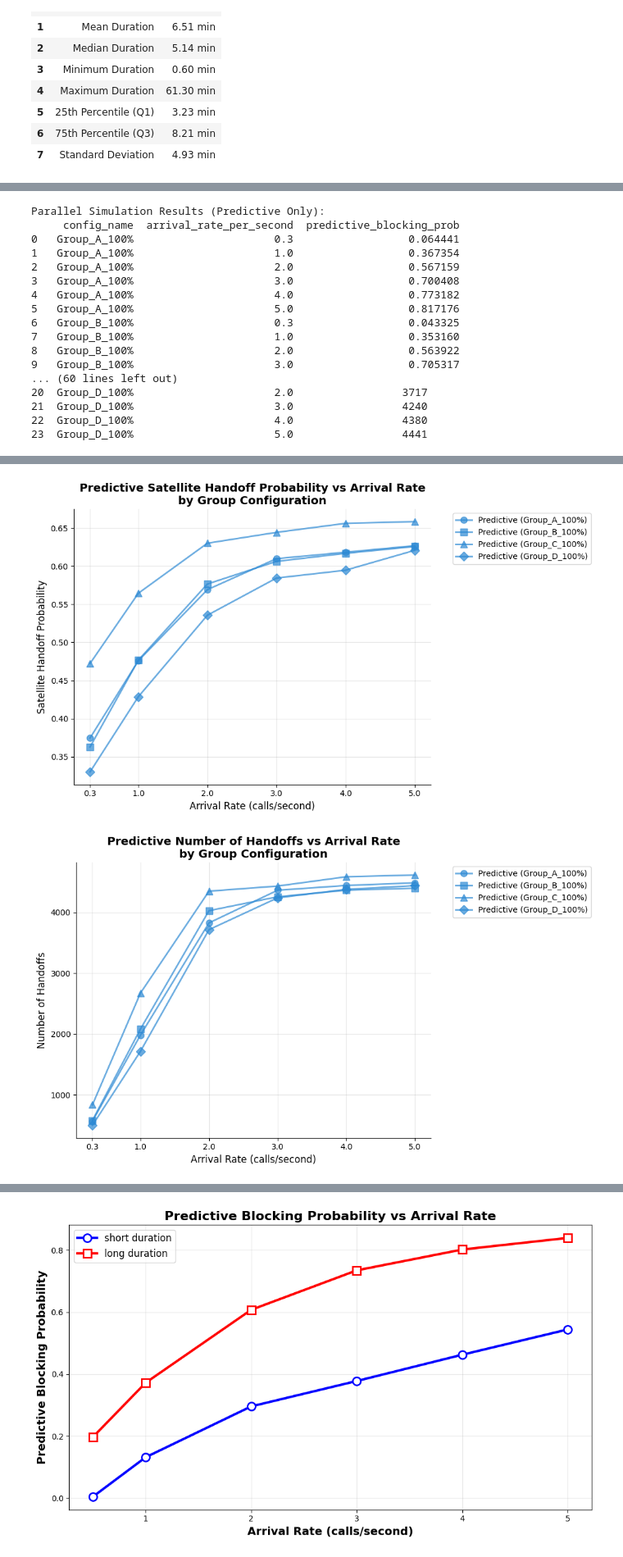
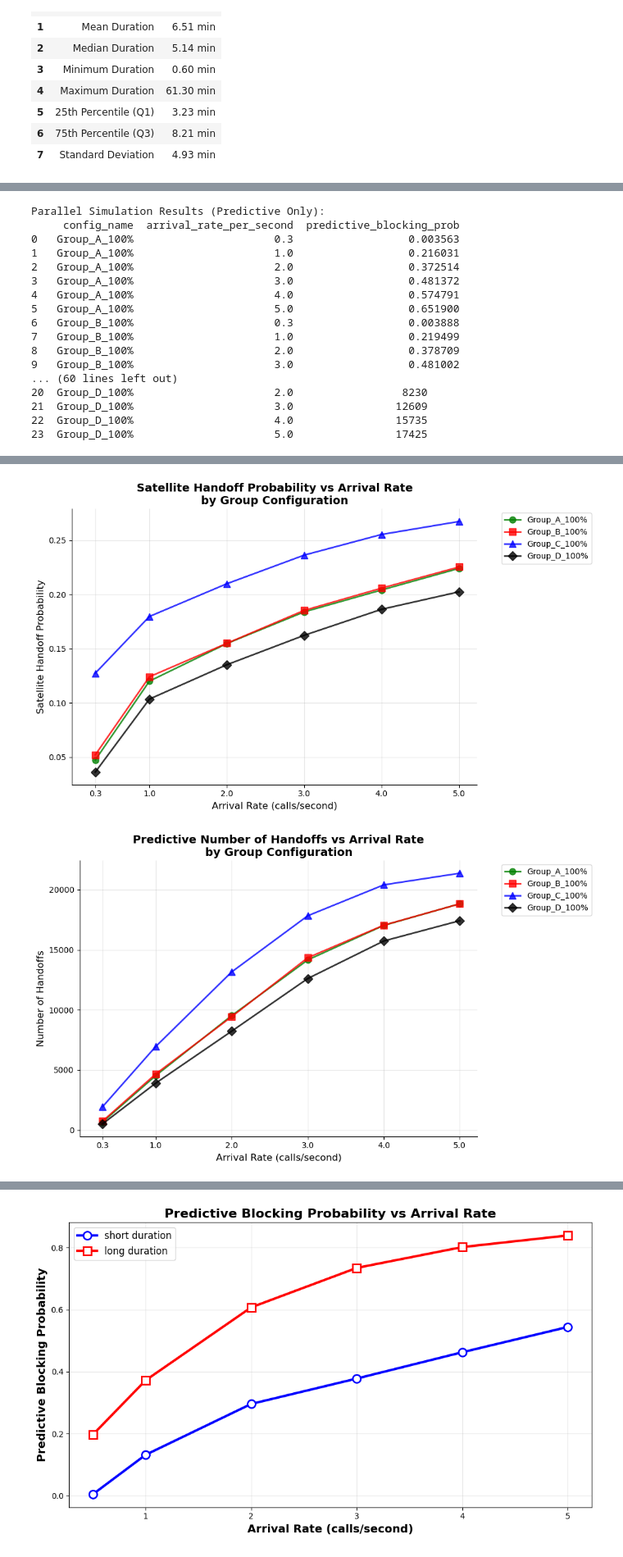
Before and after one commit to Delicia-D/6G-NetworkModel, a Jupyter notebook: notebook.ipynb, the cells around one changed output, grey strips where cells are left out. Shown at 82% size. Drawn from its saved outputs; the diff is of its cells as text; code cells hidden in the pictures.

```diff
--- a/notebook.ipynb
+++ b/notebook.ipynb
@@ -337,7 +337,7 @@ import matplotlib.pyplot as plt
 import seaborn as sns
 
 # Load the parallel results
-with open('arrival_rate_resultsmain2.pkl', 'rb') as f:
+with open('arrival_rate_resultsmainupdated.pkl', 'rb') as f:
     results = pickle.load(f)
 
 # Convert to DataFrame
@@ -426,7 +426,7 @@ import numpy as np
 import pickle
 
 # Load the results
-with open('arrival_rate_results_multiple_groupsvary.pkl', 'rb') as f:
+with open('arrival_rate_results_multiple_groupsvary1.pkl', 'rb') as f:
     results = pickle.load(f)
 
 # Convert to DataFrame
@@ -437,8 +437,8 @@ print(df_results[['config_name', 'arrival_rate_per_second', 'predictive_blocking
 print(df_results[['config_name', 'arrival_rate_per_second', 'predictive_handoff_prob']])
 print(df_results[['config_name', 'arrival_rate_per_second', 'predictive_handoffs']])
 
-# Set custom color for predictive only
-PREDICTIVE_COLOR = '#2C89D4'
+# Define color palette with green, red, blue, black
+COLORS = ['green', 'red', 'blue', 'black']
 
 # Get unique configurations and markers
 configs = df_results['config_name'].unique()
@@ -452,15 +452,16 @@ for idx, config in enumerate(configs):
     plt.plot(config_data['arrival_rate_per_second'],
              config_data['predictive_blocking_prob'],
              marker=markers[idx], linestyle='-',
-             color=PREDICTIVE_COLOR, alpha=0.7,
-             label=f'Predictive ({config})', linewidth=2, markersize=8)
+             color=COLORS[idx % len(COLORS)], alpha=0.8,
+             label=f'{config}', linewidth=2, markersize=8)
 
 plt.xlabel('Arrival Rate (calls/second)', fontsize=12)
 plt.ylabel('Blocking Probability', fontsize=12)
-plt.title('Predictive Blocking Probability vs Arrival Rate\nby Group Configuration', fontsize=14, fontweight='bold')
+plt.title('Blocking Probability vs Arrival Rate\nby Group Configuration', fontsize=14, fontweight='bold')
 plt.legend(bbox_to_anchor=(1.05, 1), loc='upper left', fontsize=10)
 plt.grid(True, alpha=0.3)
 plt.xticks(df_results['arrival_rate_per_second'].unique())
+plt.xlim(left=0)  # Remove space between y-axis and x=0
 sns.despine()
 plt.tight_layout()
 plt.show()
@@ -473,15 +474,16 @@ for idx, config in enumerate(configs):
     plt.plot(config_data['arrival_rate_per_second'],
              config_data['predictive_handoff_prob'],
              marker=markers[idx], linestyle='-',
-             color=PREDICTIVE_COLOR, alpha=0.7,
-             label=f'Predictive ({config})', linewidth=2, markersize=8)
+             color=COLORS[idx % len(COLORS)], alpha=0.8,
+             label=f'{config}', linewidth=2, markersize=8)
 
 plt.xlabel('Arrival Rate (calls/second)', fontsize=12)
 plt.ylabel('Satellite Handoff Probability', fontsize=12)
-plt.title('Predictive Satellite Handoff Probability vs Arrival Rate\nby Group Configuration', fontsize=14, fontweight='bold')
+plt.title('Satellite Handoff Probability vs Arrival Rate\nby Group Configuration', fontsize=14, fontweight='bold')
 plt.legend(bbox_to_anchor=(1.05, 1), loc='upper left', fontsize=10)
 plt.grid(True, alpha=0.3)
 plt.xticks(df_results['arrival_rate_per_second'].unique())
+plt.xlim(left=0)  # Remove space between y-axis and x=0
 sns.despine()
 plt.tight_layout()
 plt.show()
@@ -494,8 +496,8 @@ for idx, config in enumerate(configs):
     plt.plot(config_data['arrival_rate_per_second'],
              config_data['predictive_handoffs'],
              marker=markers[idx], linestyle='-',
-             color=PREDICTIVE_COLOR, alpha=0.7,
-             label=f'Predictive ({config})', linewidth=2, markersize=8)
+             color=COLORS[idx % len(COLORS)], alpha=0.8,
+             label=f'{config}', linewidth=2, markersize=8)
 
 plt.xlabel('Arrival Rate (calls/second)', fontsize=12)
 plt.ylabel('Number of Handoffs', fontsize=12)
@@ -503,6 +505,7 @@ plt.title('Predictive Number of Handoffs vs Arrival Rate\nby Group Configuration
 plt.legend(bbox_to_anchor=(1.05, 1), loc='upper left', fontsize=10)
 plt.grid(True, alpha=0.3)
 plt.xticks(df_results['arrival_rate_per_second'].unique())
+plt.xlim(left=0)  # Remove space between y-axis and x=0
 sns.despine()
 plt.tight_layout()
 plt.show()
@@ -530,18 +533,18 @@ print(summary_df.to_string(index=False))
 # %% [output]
 Parallel Simulation Results (Predictive Only):
      config_name  arrival_rate_per_second  predictive_blocking_prob
-0   Group_A_100%                      0.3                  0.064441
-1   Group_A_100%                      1.0                  0.367354
-2   Group_A_100%                      2.0                  0.567159
-3   Group_A_100%                      3.0                  0.700408
-4   Group_A_100%                      4.0                  0.773182
-5   Group_A_100%                      5.0                  0.817176
-6   Group_B_100%                      0.3                  0.043325
-7   Group_B_100%                      1.0                  0.353160
-8   Group_B_100%                      2.0                  0.563922
-9   Group_B_100%                      3.0                  0.705317
+0   Group_A_100%                      0.3                  0.003563
+1   Group_A_100%                      1.0                  0.216031
+2   Group_A_100%                      2.0                  0.372514
+3   Group_A_100%                      3.0                  0.481372
+4   Group_A_100%                      4.0                  0.574791
+5   Group_A_100%                      5.0                  0.651900
+6   Group_B_100%                      0.3                  0.003888
+7   Group_B_100%                      1.0                  0.219499
+8   Group_B_100%                      2.0                  0.378709
+9   Group_B_100%                      3.0                  0.481002
 ... (60 lines left out)
-20  Group_D_100%                      2.0                 3717
-21  Group_D_100%                      3.0                 4240
-22  Group_D_100%                      4.0                 4380
-23  Group_D_100%                      5.0                 4441
+20  Group_D_100%                      2.0                 8230
+21  Group_D_100%                      3.0                12609
+22  Group_D_100%                      4.0                15735
+23  Group_D_100%                      5.0                17425
@@ -549,5 +552,5 @@ Parallel Simulation Results (Predictive Only):
-[figure, old version]
+[figure, new version]
-[figure, old version]
+[figure, new version]
 ================================================================================
 COMPREHENSIVE SUMMARY TABLE (PREDICTIVE ONLY)
 ================================================================================
```
Also changed, not shown: parts of 12 cells of this notebook, 6 other files.
